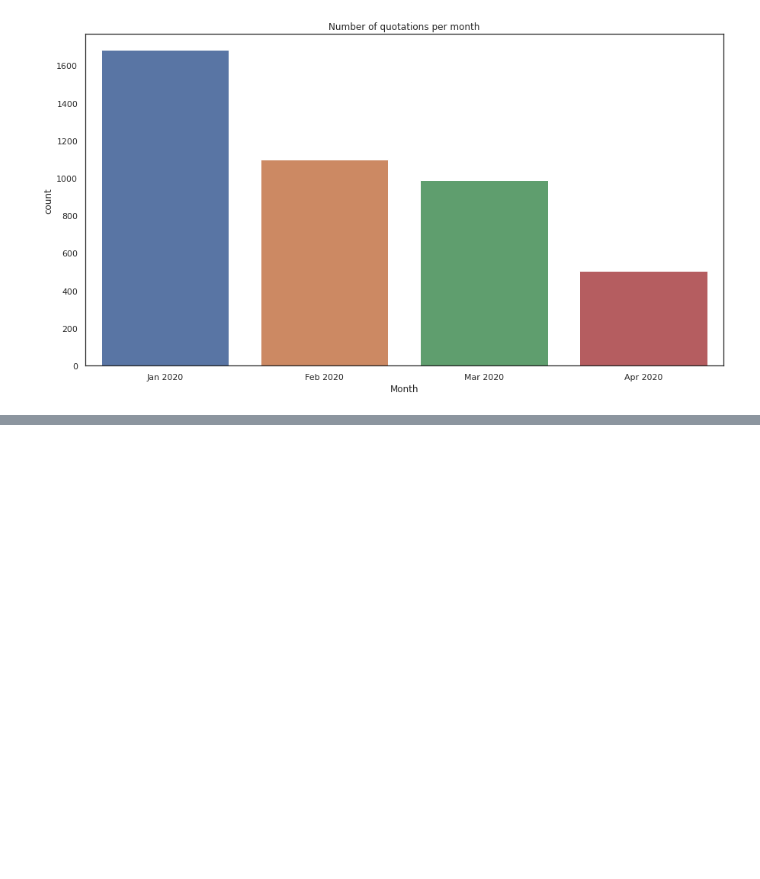
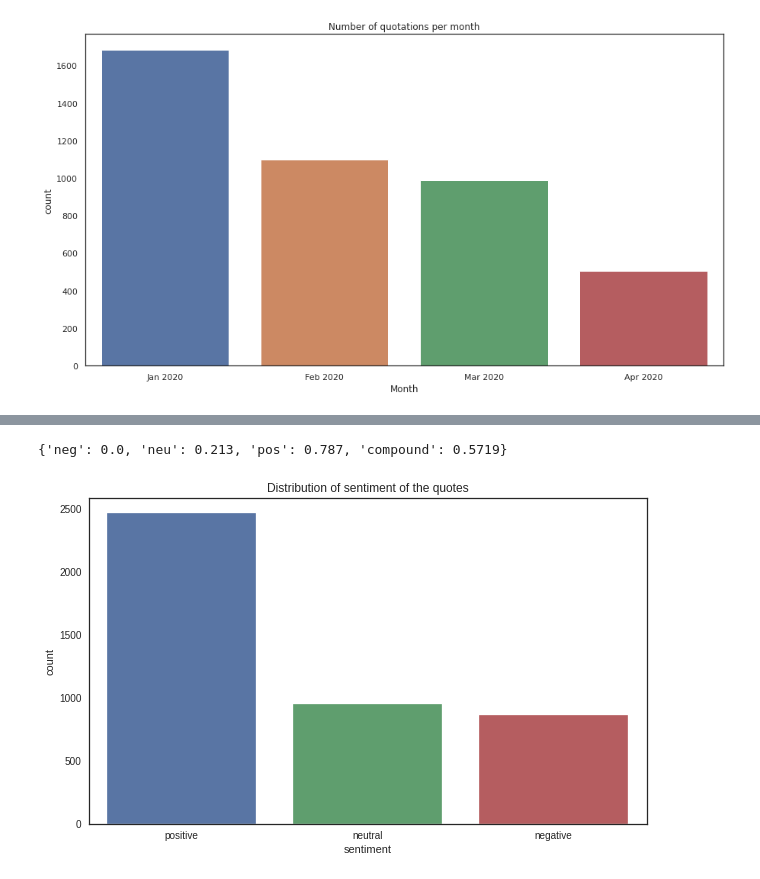
Before and after one commit to epfl-ada/ada-2021-project-nameerror, a Jupyter notebook: notebooks/Milos_playbook.ipynb, the cells around one changed output, grey strips where cells are left out. Saved outputs shown, nothing was run; the diff lists cells and outputs as text; code cells hidden in the pictures; blank space fills up the shorter version.

Commit message:
Basic sentiment analysis statistics added

```diff
--- a/notebooks/Milos_playbook.ipynb
+++ b/notebooks/Milos_playbook.ipynb
@@ -168,0 +196,9 @@ ax.set(title='Number of quotations per month', xlabel='Month')
+# %%
+# Example of usage: it provides a dictionary with 4 values,
+#     negative, positive and neutral score, as well as a single value compound
+#     that can be interpreted roughly such that if it's > 0 the input has positive overall
+#     sentiment, if it's < 0 the sentiment is negative and == 0 it's neutral. Higher thresholds
+#     than 0 can be set for neutral sentiment
+sentiment_analyzer.polarity_scores('I am happy')
+# %% [output]
+{'neg': 0.0, 'neu': 0.213, 'pos': 0.787, 'compound': 0.5719}
@@ -168,0 +217,9 @@ ax.set(title='Number of quotations per month', xlabel='Month')
+# %%
+fig, ax = plt.subplots(figsize=(10, 6))
+sns.countplot(data=sentiment_of_quotes, x='sentiment', ax=ax)
+
+ax.set(title='Distribution of sentiment of the quotes')
+
+plt.show()
+# %% [output]
+[figure, added]
```
Also changed, not shown: parts of 8 cells of this notebook.
